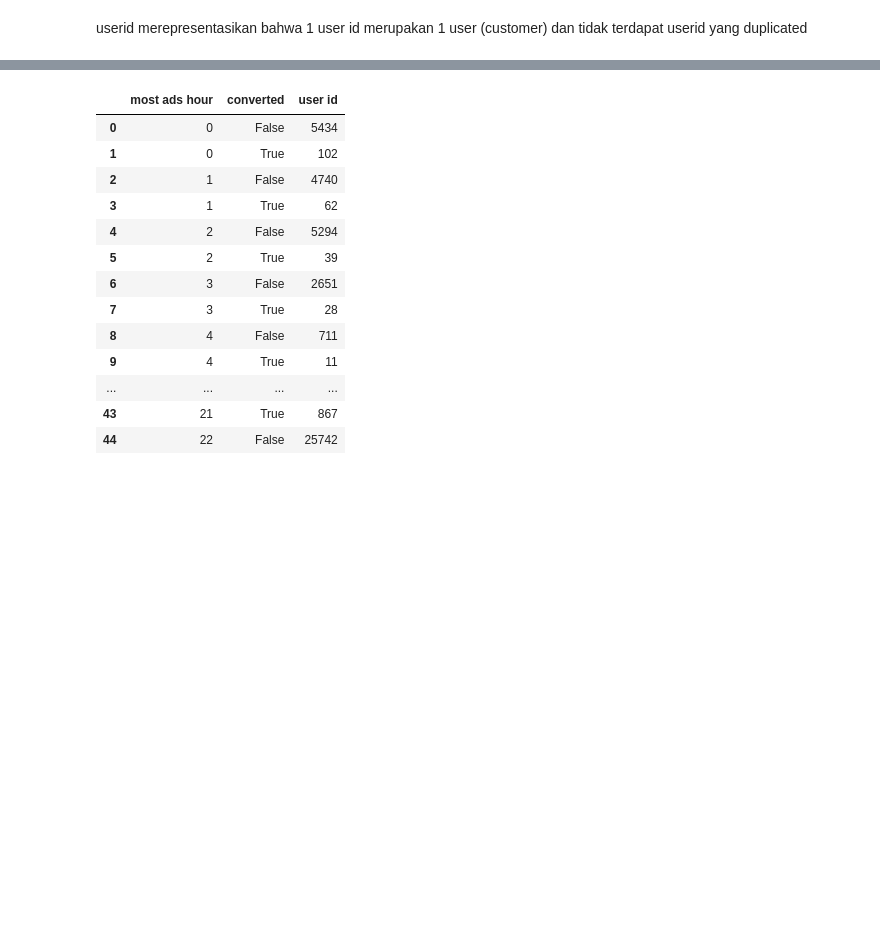
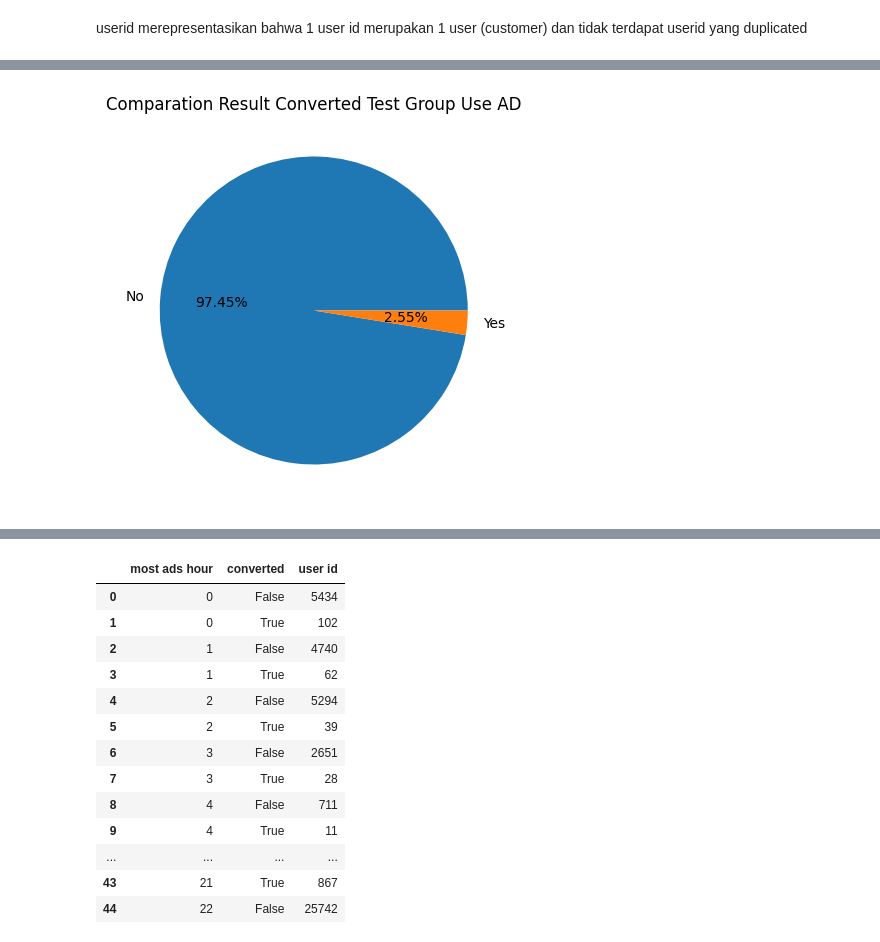
Before and after one commit to AmmarBaasir19/Portfolio, a Jupyter notebook: AB Testing/AB_Testing.ipynb, the cells around one changed output, grey strips where cells are left out. Cells and saved outputs as stored; diff of their text form; code cells hidden in the pictures; blank space fills up the shorter version.

```diff
--- a/AB Testing/AB_Testing.ipynb
+++ b/AB Testing/AB_Testing.ipynb
@@ -198,0 +172,10 @@ df_total_ads
+# %%
+plt.figure(figsize=(8, 5))
+plt.pie(df_test_ad['percentage'],
+        labels=df_test_ad['converted'],
+        autopct='%1.2f%%')
+
+plt.title('Comparation Result Converted Test Group Use AD')
+plt.show()
+# %% [output]
+[figure, added]
```
Also changed, not shown: parts of 24 cells of this notebook.
